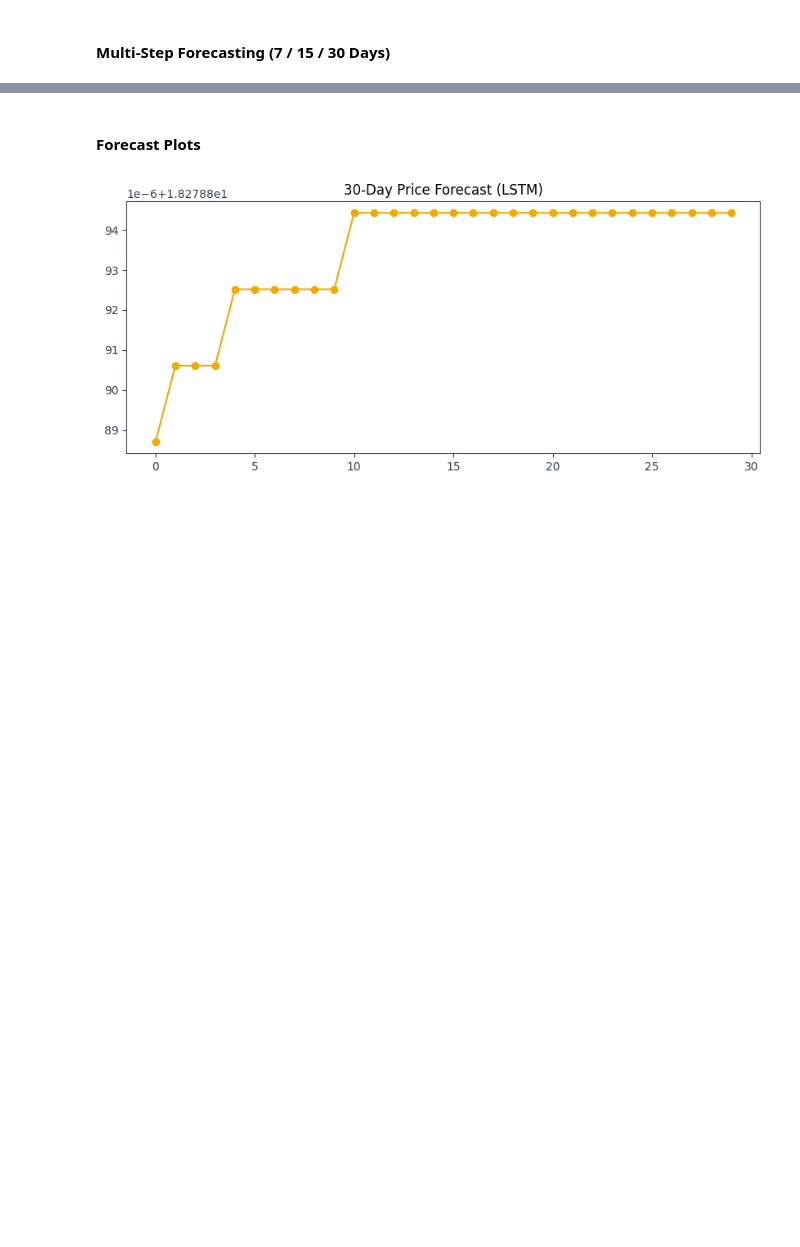
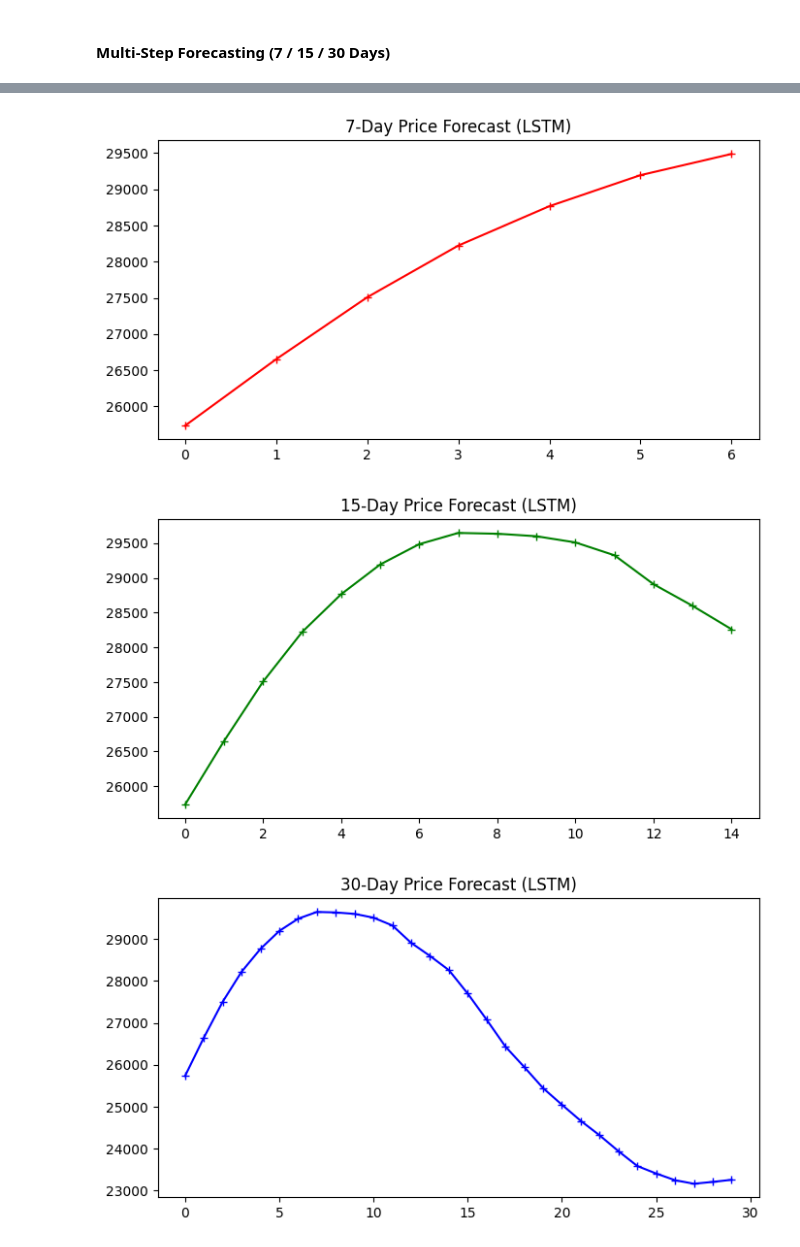
Before and after one commit to naresh5422/crypto-forecasting-project, a Jupyter notebook: notebooks/cryptocurrency_price_forecasting.ipynb, the cells around one changed output, grey strips where cells are left out. Drawn from its saved outputs; the diff is of its cells as text; code cells hidden in the pictures; blank space fills up the shorter version.

Commit message:
Completed EDA and all models building

```diff
--- a/notebooks/cryptocurrency_price_forecasting.ipynb
+++ b/notebooks/cryptocurrency_price_forecasting.ipynb
@@ -406,0 +1019,3 @@ results_df
+# %%
+early_stop = EarlyStopping(monitor='val_loss', patience=5, restore_best_weights=True)
+early_stop
@@ -406,0 +1024,7 @@ results_df
+# %%
+lstm_model.fit(X_train_seq, y_train_seq,
+               validation_data=(X_val_seq, y_val_seq),
+               epochs=100,
+               batch_size=32,
+               callbacks=[early_stop],
+               verbose=1)
@@ -407,13 +1074,12 @@ results_df
 # %% [markdown]
 #### Multi-Step Forecasting (7 / 15 / 30 Days)
 # %%
-def forecast_future(model, last_sequence, steps):
+def multi_step_forecast(model, last_sequence, steps):
     preds = []
     seq = last_sequence.copy()
-
     for _ in range(steps):
-        pred = model.predict(seq.reshape(1,*seq.shape))[0,0]
+        pred = model.predict(seq.reshape(1, *seq.shape), verbose=0)[0,0]
         preds.append(pred)
-        seq = np.vstack([seq[1:], seq[-1]])
-
-    return preds
+        seq = np.roll(seq, -1, axis=0)
+        seq[-1, 0] = pred   # update Close feature
+    return y_scaler.inverse_transform(np.array(preds).reshape(-1,1))
@@ -420,6 +1088,6 @@ def forecast_future(model, last_sequence, steps):
 # %%
-last_seq = X_lstm[-1]
+last_seq = X_test_seq[-1]
 
-forecast_7 = forecast_future(model, last_seq, 7)
-forecast_15 = forecast_future(model, last_seq, 15)
-forecast_30 = forecast_future(model, last_seq, 30)
+forecast_7  = multi_step_forecast(lstm_model, last_seq, 7)
+forecast_15 = multi_step_forecast(lstm_model, last_seq, 15)
+forecast_30 = multi_step_forecast(lstm_model, last_seq, 30)
@@ -444,9 +1094,13 @@ forecast_30 = forecast_future(model, last_seq, 30)
-# %% [markdown]
-#### Forecast Plots
 # %%
-plt.figure(figsize=(10,4))
-plt.plot(forecast_30, marker='o')
-plt.title("30-Day Price Forecast (LSTM)")
-plt.show()
+forecast = [forecast_7, forecast_15, forecast_30]
+days = [7, 15, 30]
+c = ['red','green','blue']
+for f, d, color in zip(forecast, days, c):
+    plt.figure(figsize=(8,4))
+    plt.plot(f, marker='+', color=color)
+    plt.title(f"{d}-Day Price Forecast (LSTM)")
+    plt.show()
 # %% [output]
-[figure, old version]
+[figure, new version]
+[figure, added]
+[figure, added]
```
Also changed, not shown: parts of 202 cells of this notebook, 12 other files.
